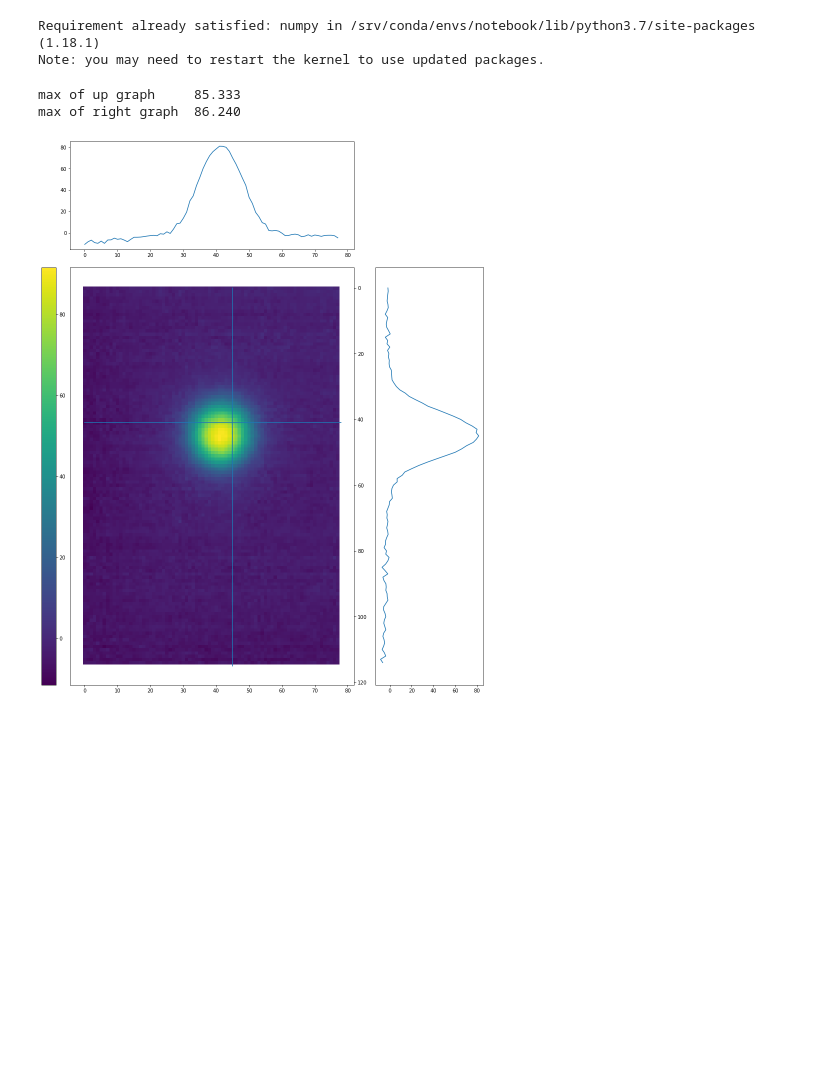
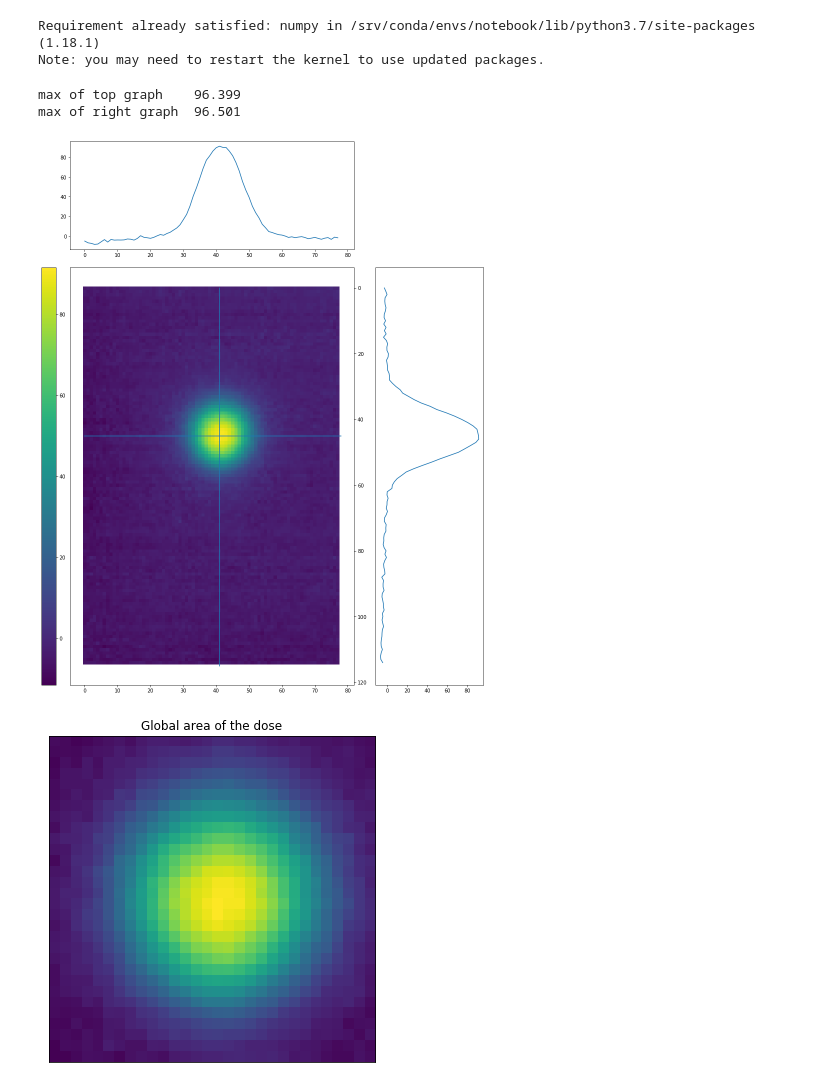
Before and after one commit to TheHelvetHawk/stageinfo, a Jupyter notebook: EBT3_ConvertToDose.ipynb, the cells around one changed output. Saved outputs shown, nothing was run; the diff lists cells and outputs as text; code cells hidden in the pictures; blank space fills up the shorter version.

```diff
--- a/EBT3_ConvertToDose.ipynb
+++ b/EBT3_ConvertToDose.ipynb
@@ -16,8 +13,8 @@ Note: you may need to restart the kernel to use updated packages.
 # %%
 # DRAW MATPLOTLIB IN NOTEBOOK #
 
-# %matplotlib inline
-# %matplotlib notebook
+#%matplotlib inline
+#%matplotlib notebook
 
 
 
@@ -25,11 +22,7 @@ Note: you may need to restart the kernel to use updated packages.
 
 import numpy as np
 
-import pydicom as dcm
-
 import matplotlib.pyplot as plt
-
-from matplotlib import gridspec
 
 from matplotlib.lines import Line2D
 
@@ -85,6 +78,7 @@ coefs = [m_coefA, m_coefB, m_coefC, m_coefD]
 
 doseimg, sizex, sizey = readAndConvertImg(m_filename, coefs)
 
+# initiates the size of the figure
 plt.rcParams['figure.figsize'] = (30,20)
 
 fig, ax1 = plt.subplots()
@@ -93,50 +87,61 @@ ax1.yaxis.set_label_position('right')
 ax1.yaxis.tick_right()
 #ax1.set_title('Dose')
 
+# locates the most irradiation
 com = ndimage.measurements.center_of_mass(doseimg[10:sizex-10,10:sizey-10])
-comx = int(com[0])+10
-comy = int(com[1])+10
+comx = int(com[1])+10
+comy = int(com[0])+10
 
-com = ndimage.measurements.center_of_mass(doseimg[comx-10:comx+10, comy-10:comy+10])
-comx += int(com[0])-10
-comy += int(com[1])-10
+# pinpoints the center of the zone
+com = ndimage.measurements.center_of_mass(doseimg[comy-10:comy+10, comx-10:comx+10])
+comx += int(com[1])-10
+comy += int(com[0])-10
 
 #comx = 45
 #comy = 41
+
+# displays the surrounding area of the point (comx, comy)
+fig2, axn = plt.subplots(figsize=(6, 6))
+imn = axn.imshow(doseimg[comy-15:comy+15, comx-15:comx+15])
+axn.set_title('Global area of the dose')
+axn.get_xaxis().set_visible(False)
+axn.get_yaxis().set_visible(False)
+
 
 # Points
 linex = [0,sizex]
 liney = [comy,comy]
 line1 = plt.Line2D(linex, liney)
 ax1.add_line(line1)
 linex = [comx,comx]
 liney = [0,sizey]
 line2 = plt.Line2D(linex, liney)
 ax1.add_line(line2)
 
 
 try:
     divider1 = make_axes_locatable(ax1)
 
+    # color bar creation
     cax1 = divider1.append_axes('left', size='5%', pad=0.4)
     plt.colorbar(im1, cax=cax1)
 
+    # top graph creation
     ax2 = divider1.append_axes('top', 3, pad=0.5, sharex=ax1)
     ax2.plot(doseimg[comy,:])
 
+    # right graph creation
     ax3 = divider1.append_axes('right', 3, pad=0.6, sharey=ax1)
     ax3.plot(doseimg[:,comx],range(sizey))
     ax3.yaxis.set_visible(False)
 
-    print("max of up graph", "{:10.3f}".format(ax2.get_ylim()[1]))
+    print("max of top graph", "{:9.3f}".format(ax2.get_ylim()[1]))
     print("max of right graph", "{:7.3f}".format(ax3.get_xlim()[1]))
 
 except:
-    print('Error displaying images side bars')
-
-plt.draw()
-plt.show()
+    print('Error displaying graphs and side bars')
 # %% [output]
-max of up graph     85.333
-max of right graph  86.240
+max of top graph    96.399
+max of right graph  96.501
-[figure, old version]
+[figure, new version]
+[figure, added]
```
Also changed, not shown: parts of 3 cells of this notebook.
